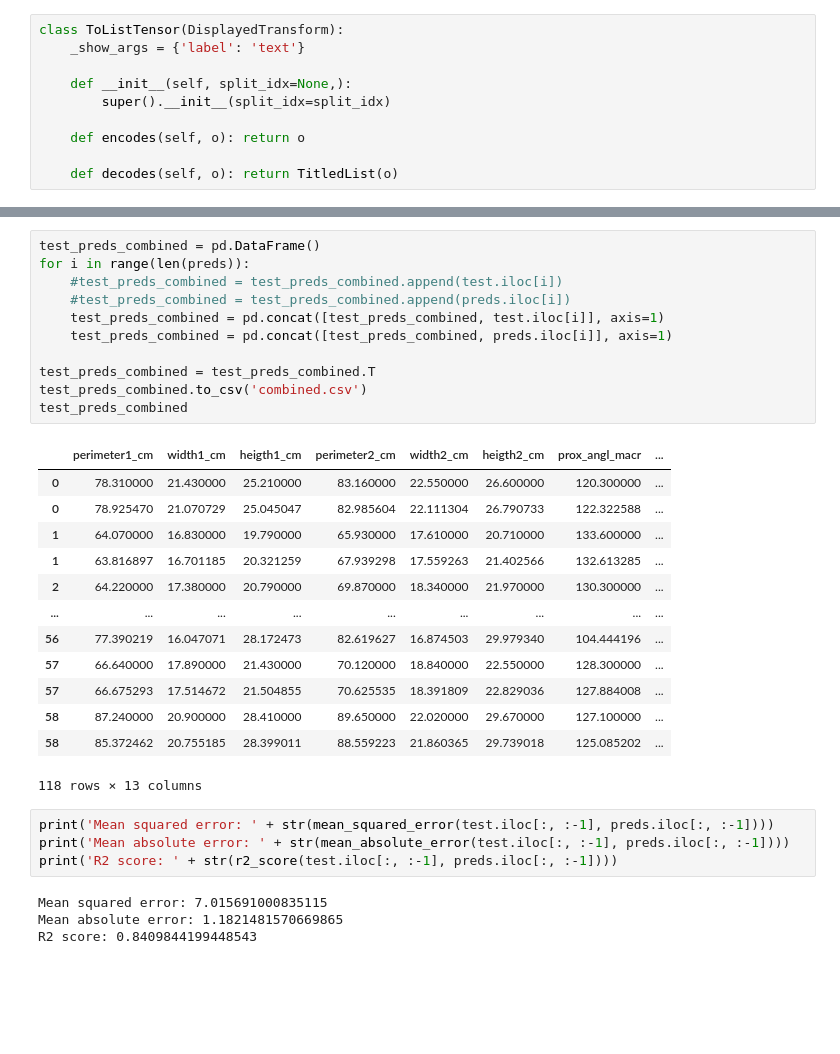
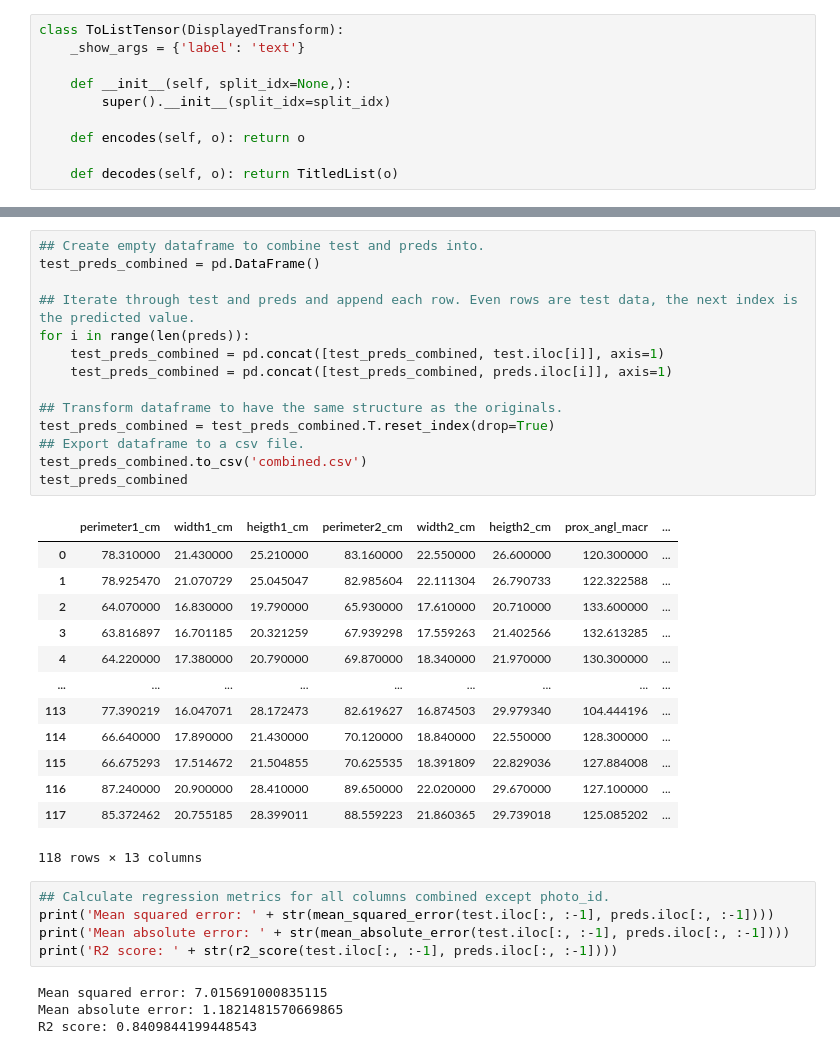
Before and after one commit to Nanotech11/WatermelonAnalyzer, a Jupyter notebook: PureAIWatermelon.ipynb, the cells around one changed output, grey strips where cells are left out. Saved outputs shown, nothing was run; the diff lists cells and outputs as text; blank space fills up the shorter version.

```diff
--- a/PureAIWatermelon.ipynb
+++ b/PureAIWatermelon.ipynb
@@ -154,31 +178,35 @@ test.head(10)
 | 8 | 60.84 | 12.64 | 22.09 | 64.43 | 13.65 | 23.33 | 105.8 | ... |
 | 9 | 70.99 | 16.88 | 25.27 | 74.37 | 17.58 | 26.60 | 122.5 | ... |
 # %%
+## Create empty dataframe to combine test and preds into.
 test_preds_combined = pd.DataFrame()
+
+## Iterate through test and preds and append each row. Even rows are test data, the next index is the predicted value.
 for i in range(len(preds)):
-    #test_preds_combined = test_preds_combined.append(test.iloc[i])
-    #test_preds_combined = test_preds_combined.append(preds.iloc[i])
     test_preds_combined = pd.concat([test_preds_combined, test.iloc[i]], axis=1)
     test_preds_combined = pd.concat([test_preds_combined, preds.iloc[i]], axis=1)
 
-test_preds_combined = test_preds_combined.T
+## Transform dataframe to have the same structure as the originals.
+test_preds_combined = test_preds_combined.T.reset_index(drop=True)
+## Export dataframe to a csv file.
 test_preds_combined.to_csv('combined.csv')
 test_preds_combined
 # %% [output]
 |  | perimeter1_cm | width1_cm | heigth1_cm | perimeter2_cm | width2_cm | heigth2_cm | prox_angl_macr | ... |
 | 0 | 78.310000 | 21.430000 | 25.210000 | 83.160000 | 22.550000 | 26.600000 | 120.300000 | ... |
-| 0 | 78.925470 | 21.070729 | 25.045047 | 82.985604 | 22.111304 | 26.790733 | 122.322588 | ... |
-| 1 | 64.070000 | 16.830000 | 19.790000 | 65.930000 | 17.610000 | 20.710000 | 133.600000 | ... |
-| 1 | 63.816897 | 16.701185 | 20.321259 | 67.939298 | 17.559263 | 21.402566 | 132.613285 | ... |
-| 2 | 64.220000 | 17.380000 | 20.790000 | 69.870000 | 18.340000 | 21.970000 | 130.300000 | ... |
+| 1 | 78.925470 | 21.070729 | 25.045047 | 82.985604 | 22.111304 | 26.790733 | 122.322588 | ... |
+| 2 | 64.070000 | 16.830000 | 19.790000 | 65.930000 | 17.610000 | 20.710000 | 133.600000 | ... |
+| 3 | 63.816897 | 16.701185 | 20.321259 | 67.939298 | 17.559263 | 21.402566 | 132.613285 | ... |
+| 4 | 64.220000 | 17.380000 | 20.790000 | 69.870000 | 18.340000 | 21.970000 | 130.300000 | ... |
 | ... | ... | ... | ... | ... | ... | ... | ... | ... |
-| 56 | 77.390219 | 16.047071 | 28.172473 | 82.619627 | 16.874503 | 29.979340 | 104.444196 | ... |
-| 57 | 66.640000 | 17.890000 | 21.430000 | 70.120000 | 18.840000 | 22.550000 | 128.300000 | ... |
-| 57 | 66.675293 | 17.514672 | 21.504855 | 70.625535 | 18.391809 | 22.829036 | 127.884008 | ... |
-| 58 | 87.240000 | 20.900000 | 28.410000 | 89.650000 | 22.020000 | 29.670000 | 127.100000 | ... |
-| 58 | 85.372462 | 20.755185 | 28.399011 | 88.559223 | 21.860365 | 29.739018 | 125.085202 | ... |
+| 113 | 77.390219 | 16.047071 | 28.172473 | 82.619627 | 16.874503 | 29.979340 | 104.444196 | ... |
+| 114 | 66.640000 | 17.890000 | 21.430000 | 70.120000 | 18.840000 | 22.550000 | 128.300000 | ... |
+| 115 | 66.675293 | 17.514672 | 21.504855 | 70.625535 | 18.391809 | 22.829036 | 127.884008 | ... |
+| 116 | 87.240000 | 20.900000 | 28.410000 | 89.650000 | 22.020000 | 29.670000 | 127.100000 | ... |
+| 117 | 85.372462 | 20.755185 | 28.399011 | 88.559223 | 21.860365 | 29.739018 | 125.085202 | ... |
 118 rows × 13 columns
 # %%
+## Calculate regression metrics for all columns combined except photo_id.
 print('Mean squared error: ' + str(mean_squared_error(test.iloc[:, :-1], preds.iloc[:, :-1])))
 print('Mean absolute error: ' + str(mean_absolute_error(test.iloc[:, :-1], preds.iloc[:, :-1])))
 print('R2 score: ' + str(r2_score(test.iloc[:, :-1], preds.iloc[:, :-1])))
```
Also changed, not shown: parts of 16 cells of this notebook.
